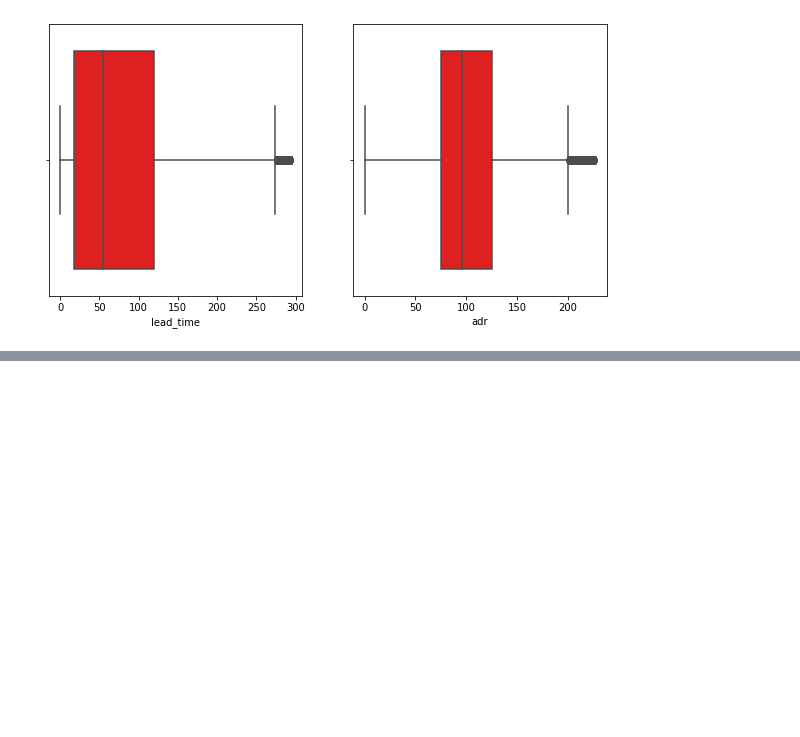
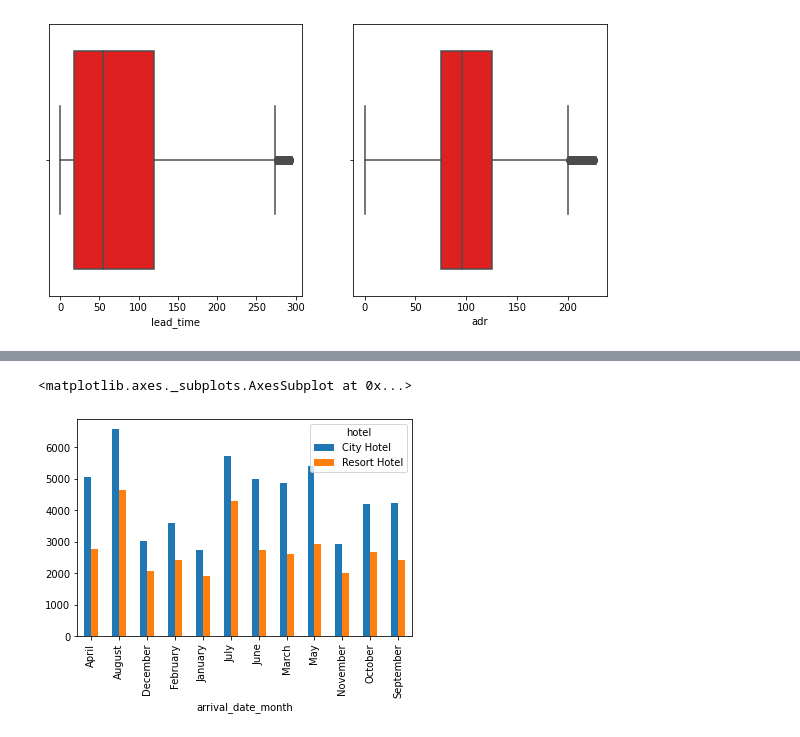
Before and after one commit to sudhakarkothuru/Exploratory-Data-Analysis-on-Hotel-Bookings, a Jupyter notebook: Exploratory_Data_Analysis_on_Hotel_Bookings_Capstone_Project.ipynb, the cells around one changed output, grey strips where cells are left out. Drawn from its saved outputs; the diff is of its cells as text; code cells hidden in the pictures; blank space fills up the shorter version.

```diff
--- a/Exploratory_Data_Analysis_on_Hotel_Bookings_Capstone_Project.ipynb
+++ b/Exploratory_Data_Analysis_on_Hotel_Bookings_Capstone_Project.ipynb
@@ -333,0 +389,8 @@ sns.boxplot(x=df1['adr'], color='red')
+# %%
+## plot for arrival date month and hotel
+df2=df.groupby(['arrival_date_month','hotel']).size()
+df2=df2.unstack()
+df2.plot(kind='bar')
+# %% [output]
+<matplotlib.axes._subplots.AxesSubplot at 0x...>
+[figure, added]
```
Also changed, not shown: parts of 16 cells of this notebook.
